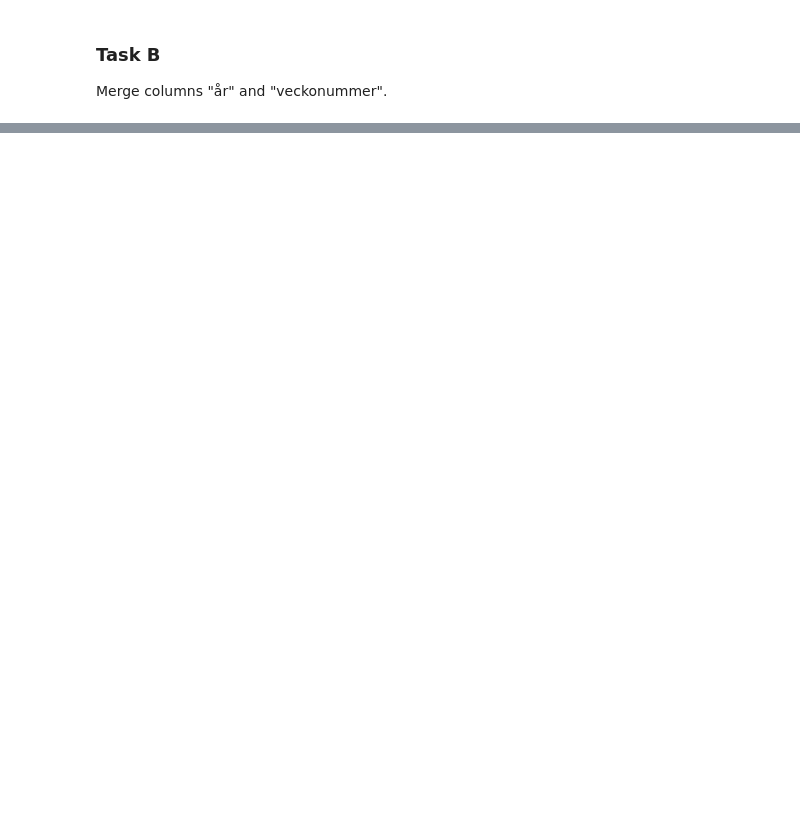
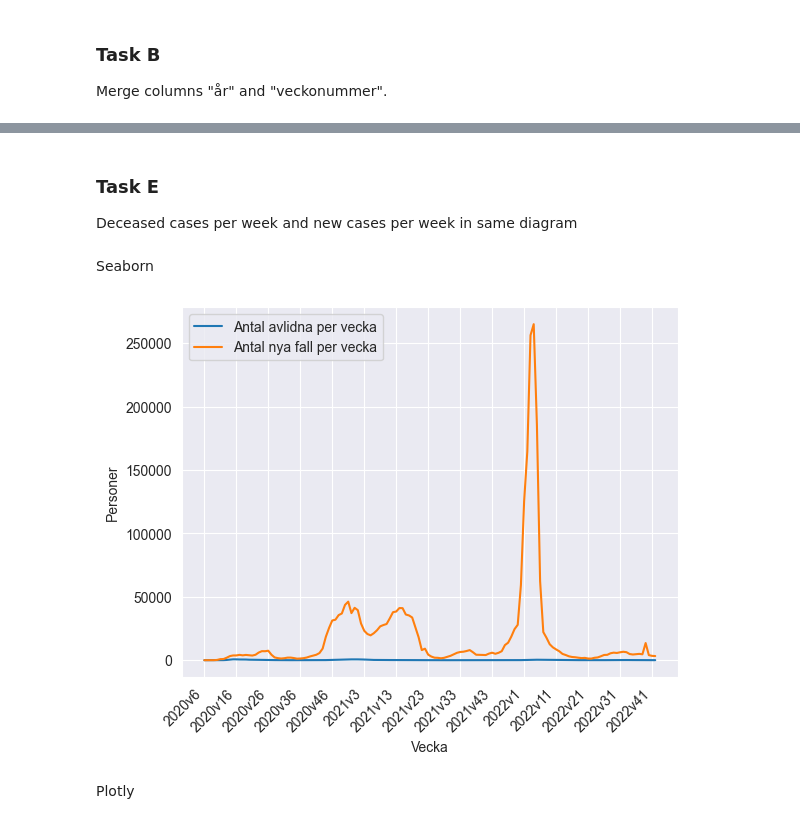
Before and after one commit to Janandersov/Databehandling-Jan-Anders-Overgard, a Jupyter notebook: Labs/Lab 1/Task 1.ipynb, the cells around one changed output, grey strips where cells are left out. Saved outputs shown, nothing was run; the diff lists cells and outputs as text; code cells hidden in the pictures; blank space fills up the shorter version.

```diff
--- a/Labs/Lab 1/Task 1.ipynb
+++ b/Labs/Lab 1/Task 1.ipynb
@@ -120,0 +170,22 @@ df_veckodata_riket_merged.head(5)
+# %% [markdown]
+### Task E
+Deceased cases per week and new cases per week in same diagram
+# %% [markdown]
+Seaborn
+# %%
+plt.gca().xaxis.set_major_locator(MaxNLocator(nbins=19))
+plt.xticks(rotation=45, ha="right")
+
+seaborn_deceased_weekly = sns.lineplot(
+    data=df_veckodata_riket_merged, x="Vecka", y="Antal_avlidna_vecka", label="Antal avlidna per vecka"
+)
+
+seaborn_new_cases_weekly = sns.lineplot(
+    data=df_veckodata_riket_merged, x="Vecka", y="Antal_fall_vecka", label="Antal nya fall per vecka"
+)
+plt.ylabel("Personer")
+plt.show()
+# %% [output]
+[figure, added]
+# %% [markdown]
+Plotly
```
Also changed, not shown: parts of 13 cells of this notebook.
